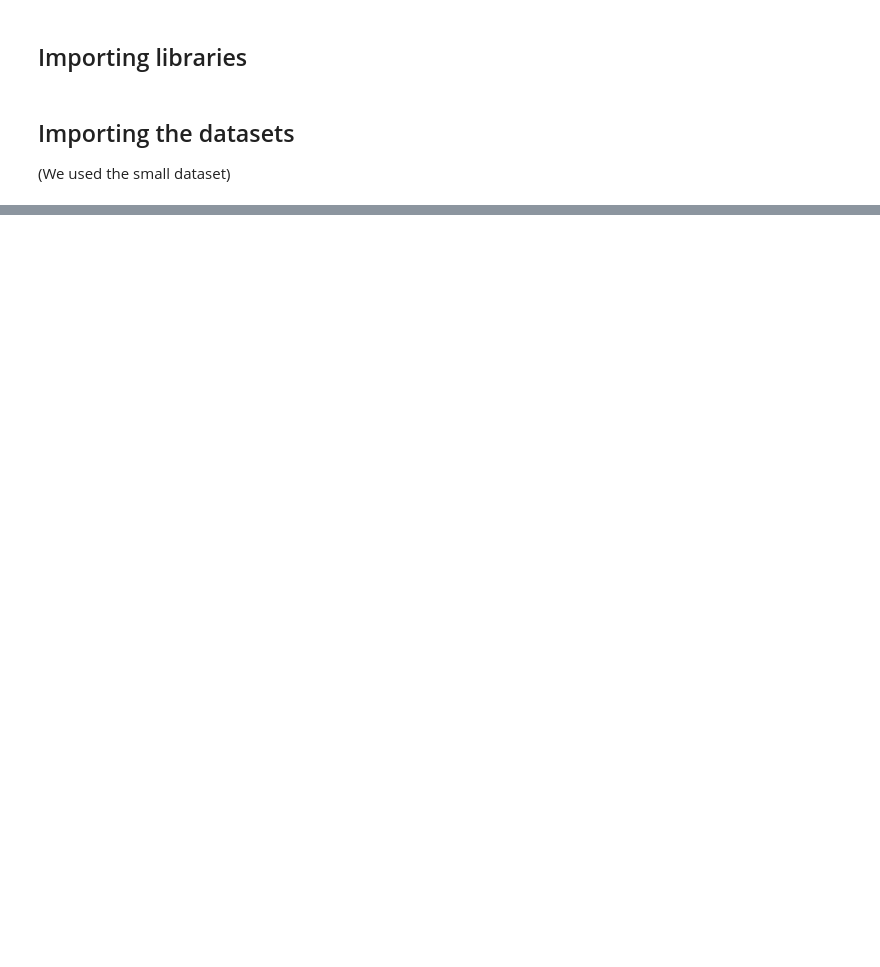
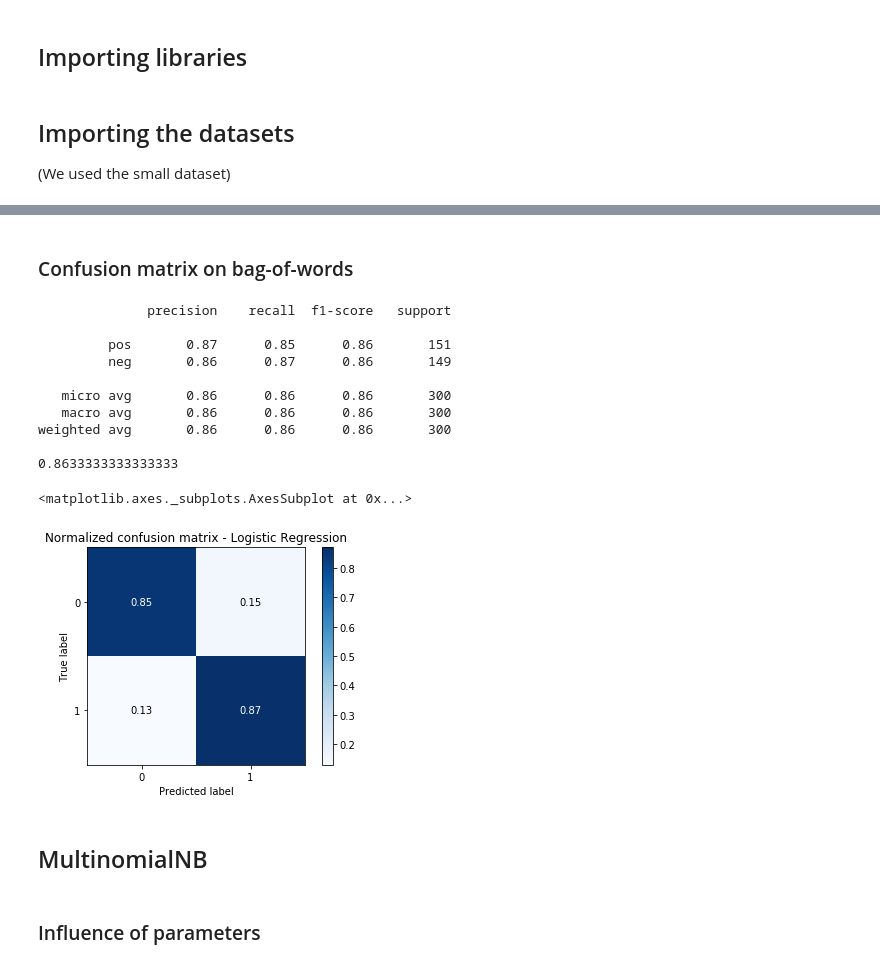
Before and after one commit to GregoirePacreau/SMLProj, a Jupyter notebook: WIP.ipynb, the cells around one changed output, grey strips where cells are left out. Saved outputs shown, nothing was run; the diff lists cells and outputs as text; code cells hidden in the pictures; blank space fills up the shorter version.

```diff
--- a/WIP.ipynb
+++ b/WIP.ipynb
@@ -355,0 +80,14 @@ AttributeError: module 'matplotlib.colors' has no attribute 'to_rgba'
+# %%
+# Test a range of hyperparameters
+text_clf = Pipeline([('vect', CountVectorizer(stop_words='english', max_df =0.7, min_df=2)),
+                     ('tfidf', TfidfTransformer()),
+                     ('lr', LogisticRegression())
+                    ])
+
+parameters = {'vect__ngram_range': [(1, 1), (1, 2)],
+              'tfidf__use_idf' : (True,False)
+              # TODO : change lr parameters
+}
+gs_clf = GridSearchCV(text_clf, parameters, n_jobs=-1, return_train_score=True)
+
+gs_clf.fit(X_train, y_train)
@@ -355,0 +132,39 @@ AttributeError: module 'matplotlib.colors' has no attribute 'to_rgba'
+# %% [markdown]
+### Confusion matrix on bag-of-words
+# %%
+# Remove English stop words
+# Include 1-grams and 2-grams (if 3-grams : seems not better because of the length of the vector)
+# Ignore terms that appear in more than 70% of the documents
+# (intuitively meaningful, at 60% of word frequency in english, we still find words like "uh" or a lot of words unnecessary for the learning)
+# Only keep terms that appear in at least 2 documents to not generalize on a very specific example
+
+# Note: Removing "stop-words" can lead in information loss
+text_clf = Pipeline([('vect', CountVectorizer(stop_words='english', ngram_range =(1,2), max_df =0.7, min_df=2)),
+                     ('nb', LogisticRegression()),
+                    ])
+
+text_clf.fit(X_train, y_train)
+y_pred = text_clf.predict(X_test)
+
+cnf_matrix = metrics.confusion_matrix(y_test, y_pred)
+# à vérifier : pos et neg sont biens les pos et neg
+print(metrics.classification_report(y_test, y_pred, target_names=["pos","neg"]))
+print(metrics.accuracy_score(y_test, y_pred))
+
+# Plot normalized confusion matrix
+plot_confusion_matrix(y_test, y_pred, normalize=True, title='Normalized confusion matrix - Logistic Regression')
+# %% [output]
+              precision    recall  f1-score   support
+
+         pos       0.87      0.85      0.86       151
+         neg       0.86      0.87      0.86       149
+
+   micro avg       0.86      0.86      0.86       300
+   macro avg       0.86      0.86      0.86       300
+weighted avg       0.86      0.86      0.86       300
+
+0.8633333333333333
+<matplotlib.axes._subplots.AxesSubplot at 0x...>
+[figure, added]
+# %% [markdown]
+## MultinomialNB
@@ -355,0 +173,2 @@ AttributeError: module 'matplotlib.colors' has no attribute 'to_rgba'
+# %% [markdown]
+### Influence of parameters
```
Also changed, not shown: parts of 44 cells of this notebook, 1 other file.
